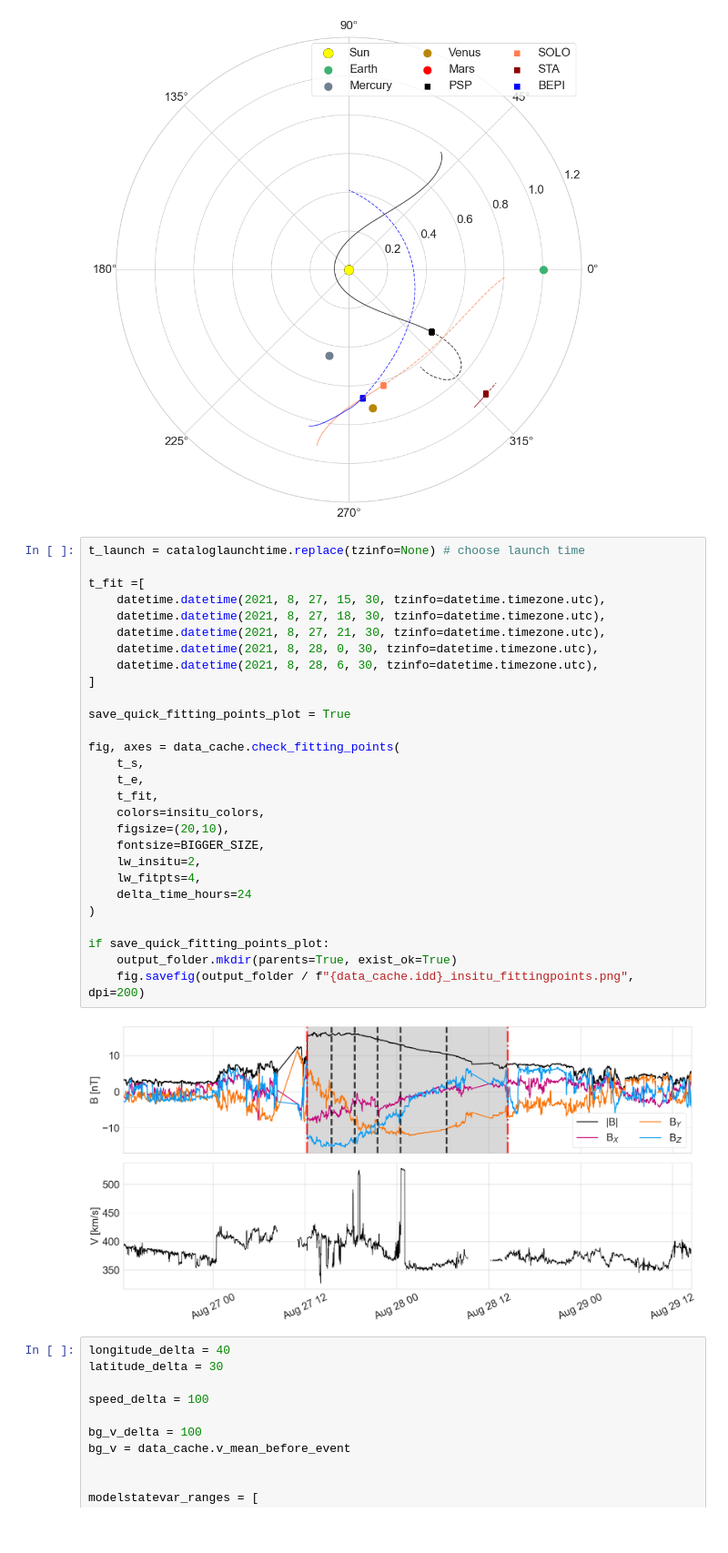
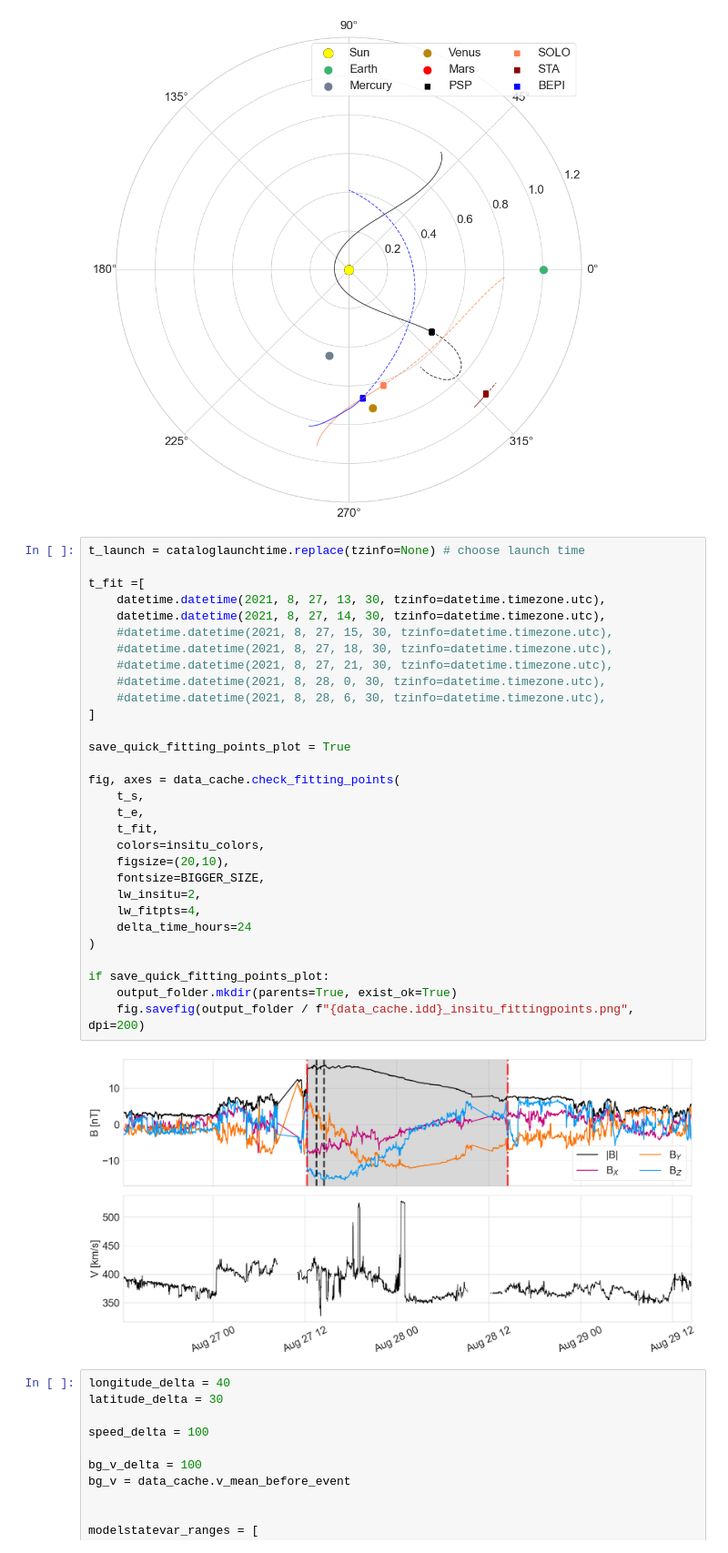
Before and after one commit to hruedisser/3DCORE-ASWO, a Jupyter notebook: notebooks/ShorttermForecast.ipynb, the cells around one changed output. Shown at 91% size. Saved outputs shown, nothing was run; the diff lists cells and outputs as text.

```diff
--- a/notebooks/ShorttermForecast.ipynb
+++ b/notebooks/ShorttermForecast.ipynb
@@ -176,33 +176,35 @@ fig.show()
 # %%
 t_launch = cataloglaunchtime.replace(tzinfo=None) # choose launch time
 
 t_fit =[
-    datetime.datetime(2021, 8, 27, 15, 30, tzinfo=datetime.timezone.utc),
-    datetime.datetime(2021, 8, 27, 18, 30, tzinfo=datetime.timezone.utc),
-    datetime.datetime(2021, 8, 27, 21, 30, tzinfo=datetime.timezone.utc),
-    datetime.datetime(2021, 8, 28, 0, 30, tzinfo=datetime.timezone.utc),
-    datetime.datetime(2021, 8, 28, 6, 30, tzinfo=datetime.timezone.utc),
+    datetime.datetime(2021, 8, 27, 13, 30, tzinfo=datetime.timezone.utc),
+    datetime.datetime(2021, 8, 27, 14, 30, tzinfo=datetime.timezone.utc),
+    #datetime.datetime(2021, 8, 27, 15, 30, tzinfo=datetime.timezone.utc),
+    #datetime.datetime(2021, 8, 27, 18, 30, tzinfo=datetime.timezone.utc),
+    #datetime.datetime(2021, 8, 27, 21, 30, tzinfo=datetime.timezone.utc),
+    #datetime.datetime(2021, 8, 28, 0, 30, tzinfo=datetime.timezone.utc),
+    #datetime.datetime(2021, 8, 28, 6, 30, tzinfo=datetime.timezone.utc),
 ]
 
 save_quick_fitting_points_plot = True
 
 fig, axes = data_cache.check_fitting_points(
     t_s,
     t_e,
     t_fit,
     colors=insitu_colors,
     figsize=(20,10),
     fontsize=BIGGER_SIZE,
     lw_insitu=2,
     lw_fitpts=4,
     delta_time_hours=24
 )
 
 if save_quick_fitting_points_plot:
     output_folder.mkdir(parents=True, exist_ok=True)
     fig.savefig(output_folder / f"{data_cache.idd}_insitu_fittingpoints.png", dpi=200)
 # %% [output]
-[figure, old version]
+[figure, new version]
 # %%
 longitude_delta = 40
 latitude_delta = 30
```
Also changed, not shown: parts of 8 cells of this notebook.
